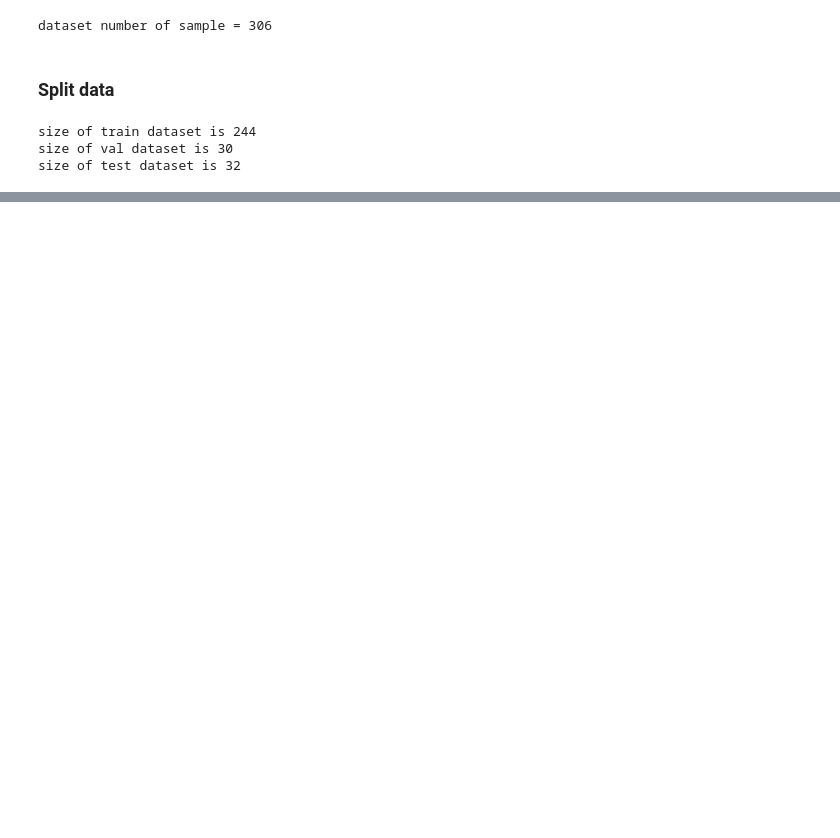
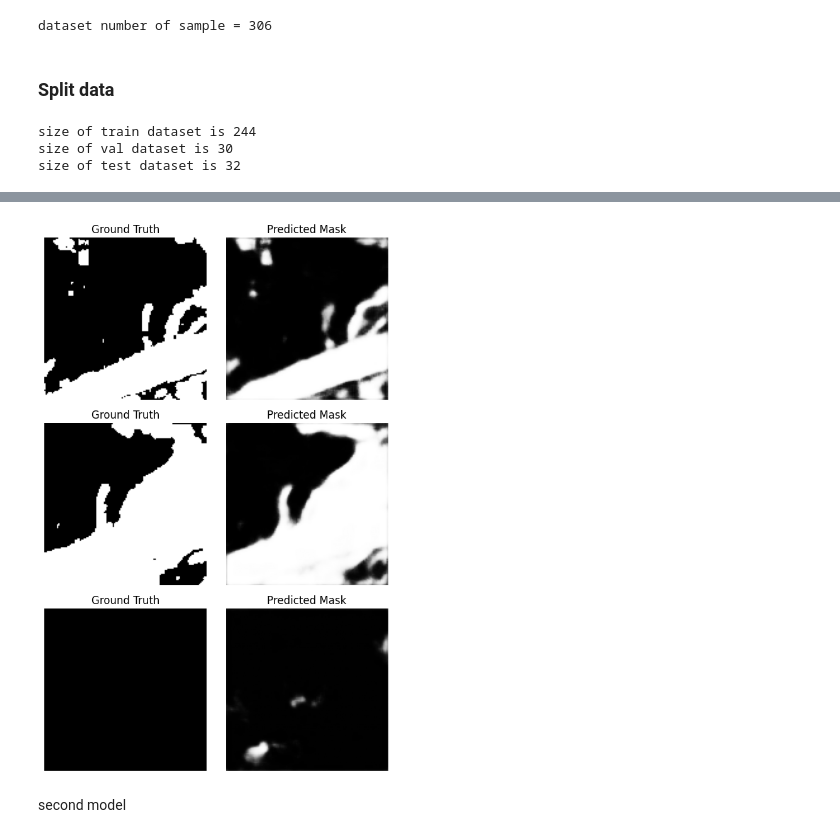
Before and after one commit to abdelrahman-7474/Water-Segmentation, a Jupyter notebook: Water_Segmentation_pytorch.ipynb, the cells around one changed output, grey strips where cells are left out. Saved outputs shown, nothing was run; the diff lists cells and outputs as text; code cells hidden in the pictures; blank space fills up the shorter version.

```diff
--- a/Water_Segmentation_pytorch.ipynb
+++ b/Water_Segmentation_pytorch.ipynb
@@ -277,0 +288,37 @@ KeyboardInterrupt:
+# %%
+def visualize_predictions(model, test_loader=test_loader):
+  num_images = 3
+  device = torch.device("cuda" if torch.cuda.is_available() else "cpu")
+  model.eval()
+
+  masks, preds = [], []
+
+  with torch.no_grad():
+      for inputs, targets in test_loader:
+          inputs, targets = inputs.to(device), targets.to(device)
+          outputs = model(inputs)
+
+          for i in range(inputs.size(0)):
+              if len(masks) < num_images:
+                  masks.append(targets[i].detach().cpu())
+                  preds.append(outputs[i].detach().cpu())
+
+          if len(masks) >= num_images:
+              break
+
+  fig, axes = plt.subplots(num_images, 2, figsize=(6, 3 * num_images))
+
+  for i in range(num_images):
+      gt = masks[i]
+      pred = preds[i]
+
+      axes[i, 0].imshow(gt.squeeze(), cmap="gray")
+      axes[i, 0].set_title("Ground Truth")
+      axes[i, 0].axis("off")
+
+      axes[i, 1].imshow(pred.squeeze(), cmap="gray")
+      axes[i, 1].set_title("Predicted Mask")
+      axes[i, 1].axis("off")
+
+  plt.tight_layout()
+  plt.show()
@@ -277,0 +357,6 @@ KeyboardInterrupt:
+# %%
+visualize_predictions(model,test_loader)
+# %% [output]
+[figure, added]
+# %% [markdown]
+second model
```
Also changed, not shown: parts of 32 cells of this notebook.
